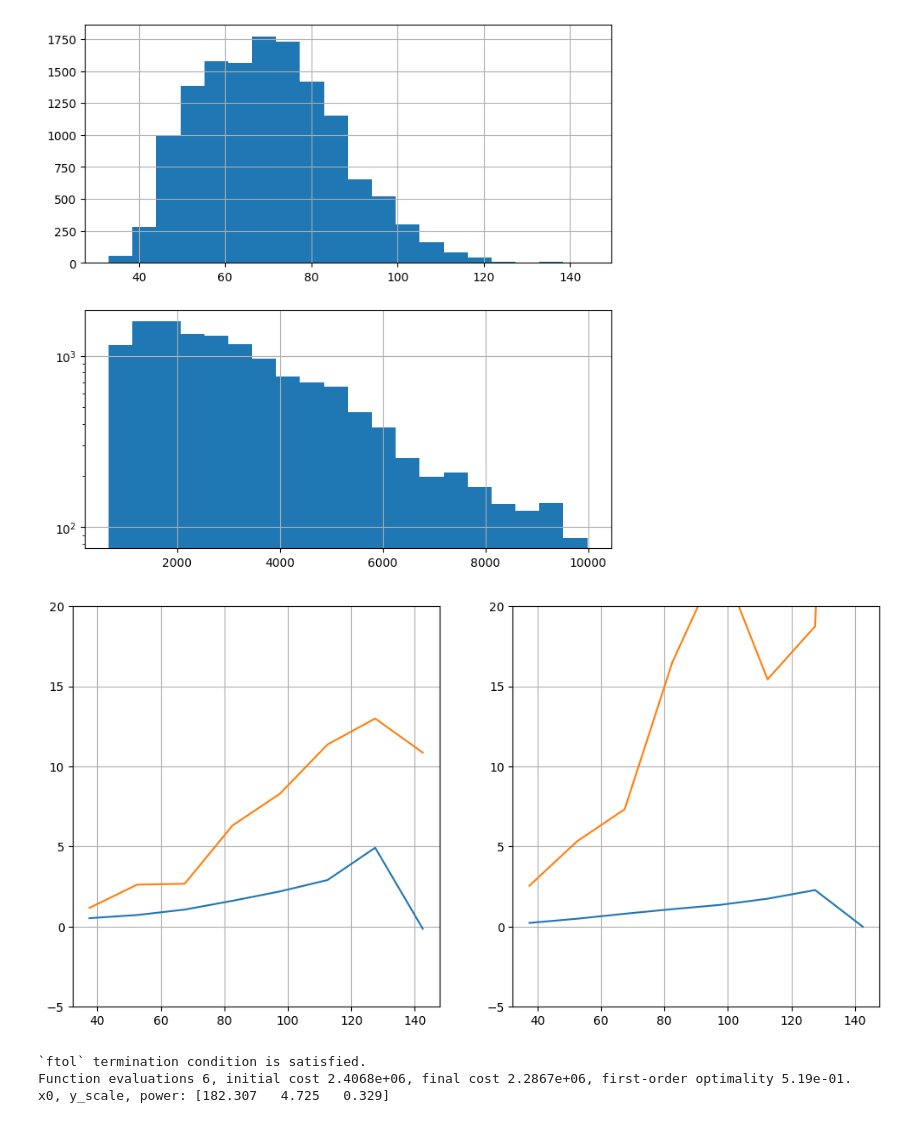
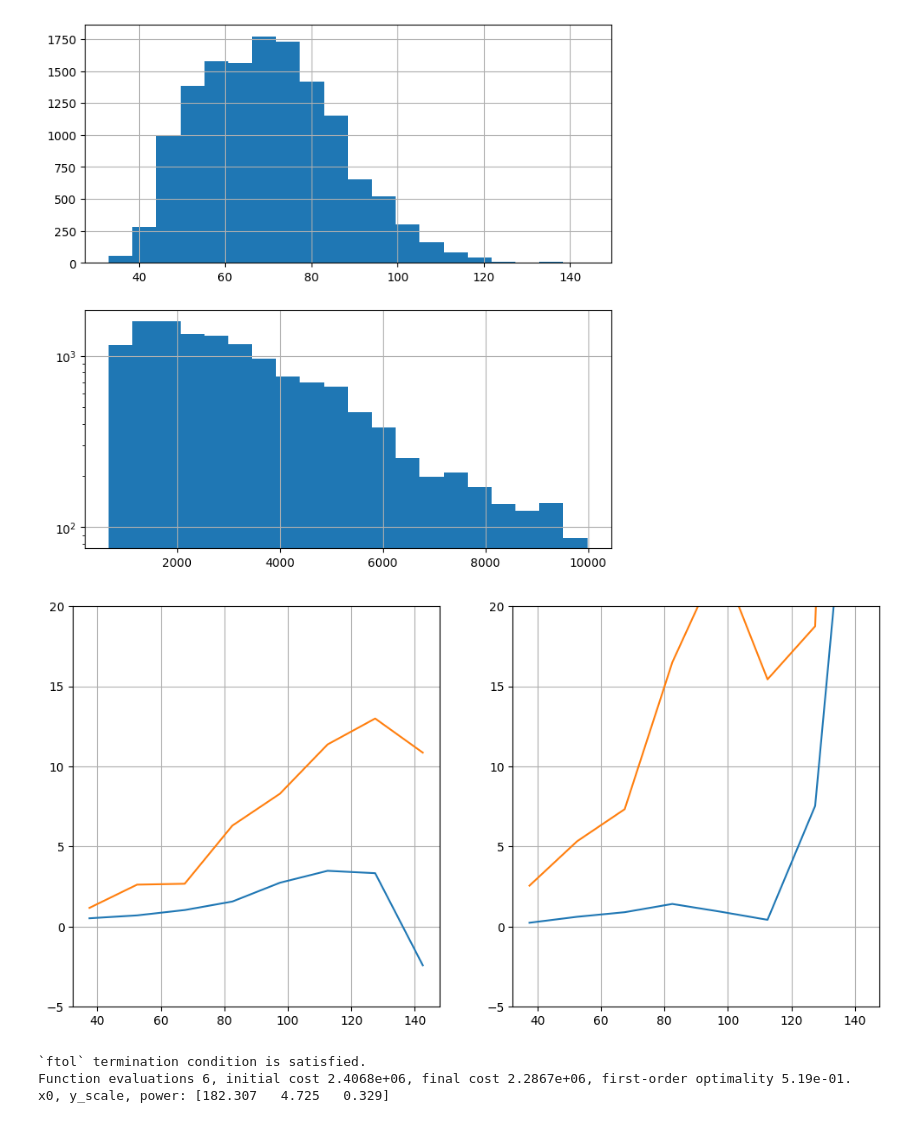
Before and after one commit to colinpate/sus, a Jupyter notebook: notebooks/mag_to_travel.ipynb, the cells around one changed output. Drawn from its saved outputs; the diff is of its cells as text; code cells hidden in the pictures.

```diff
--- a/notebooks/mag_to_travel.ipynb
+++ b/notebooks/mag_to_travel.ipynb
@@ -221,35 +221,35 @@ dms = np.diff(mags_arr, prepend=mags_arr[:, [0]], axis=1).flatten()
 dxs = np.array(vs).flatten()
 dtravs = np.diff(travs_arr, prepend=travs_arr[:, [0]], axis=1).flatten() / 0.01
 mags_flat = mags_arr.flatten()
 travs_flat = travs_arr.flatten()
 dmdx_mask = np.abs(dxs) > 1
 dmdt_mask = np.abs(dtravs) > 1
 dm_dxs = (dms / dxs)[dmdx_mask]
 dm_dts = (dms / dtravs)[dmdt_mask]
 
 trav_bins = 10
 bin_size = 150 / trav_bins
 bin_inds = np.floor(travs_flat / bin_size).astype(int)
 bin_centers = bin_size * (np.arange(trav_bins) + 0.5)
 dmdx_bins = []
 dmdt_bins = []
 for i in range(trav_bins):
     dmdt_bins.append(dm_dts[bin_inds[dmdt_mask] == i])
     dmdx_bins.append(dm_dxs[bin_inds[dmdx_mask] == i])
 
 plt.figure(figsize=(12, 6))
 for i, data in enumerate([dmdt_bins, dmdx_bins]):
     plt.subplot(1, 2, i+1)
     stds = [np.std(bin_i) for bin_i in data]
-    means = [np.median(bin_i) for bin_i in data]
+    means = [np.mean(bin_i) for bin_i in data]
     plt.plot(bin_centers, means)
     plt.plot(bin_centers, stds)
 #plt.scatter(travs_flat[dmdx_mask], dm_dxs, alpha=0.2)
 #plt.scatter(travs_flat[dmdt_mask], dm_dts, alpha=0.2)
     plt.grid()
     plt.ylim(-5, 20)
 # %% [output]
-[figure, old version]
+[figure, new version]
 # %%
 result = model_builder.train(training_data)
 print("x0, y_scale, power:", result.x)
```
Also changed, not shown: parts of 1 cell of this notebook, 4 other files.
